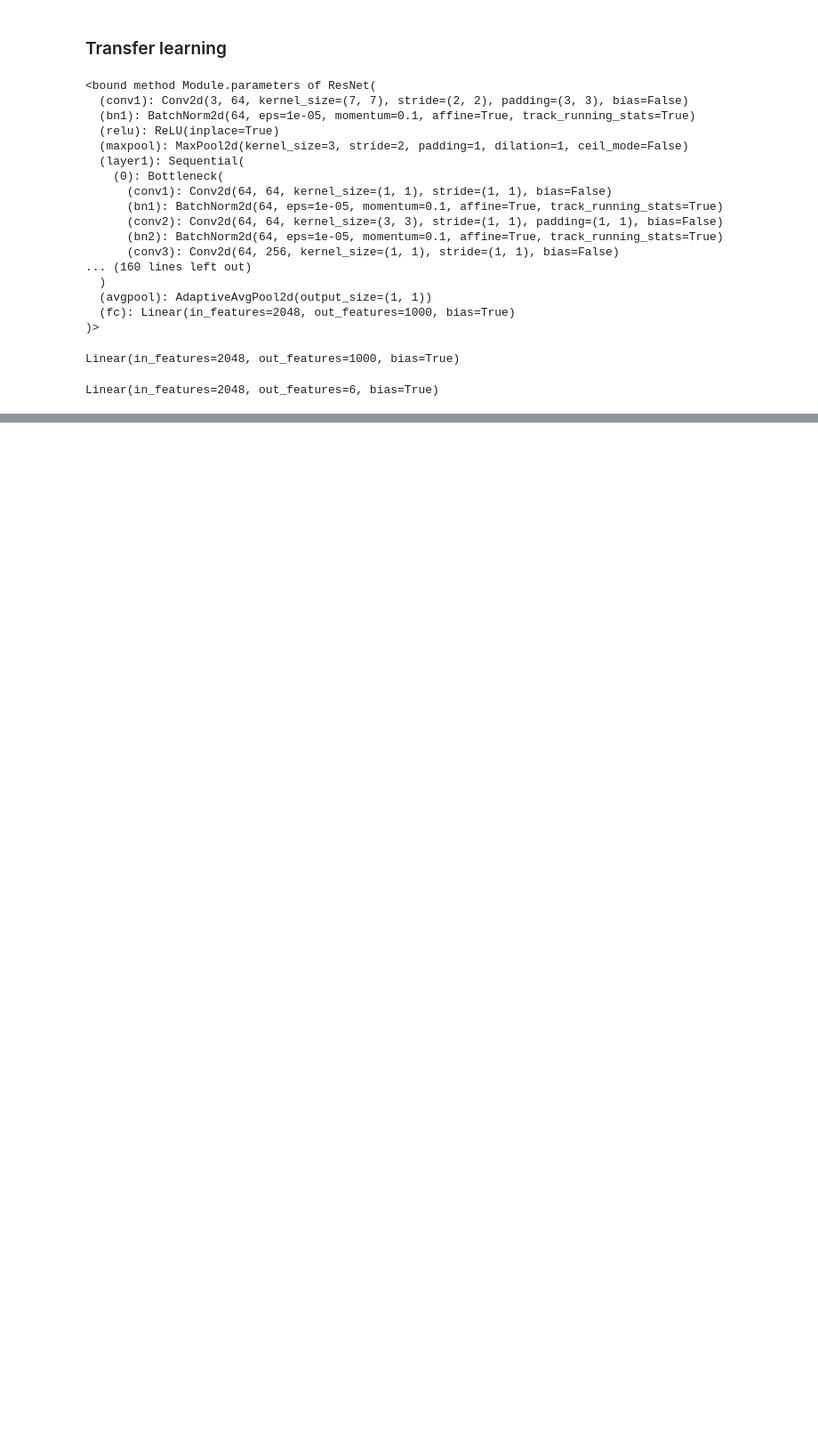
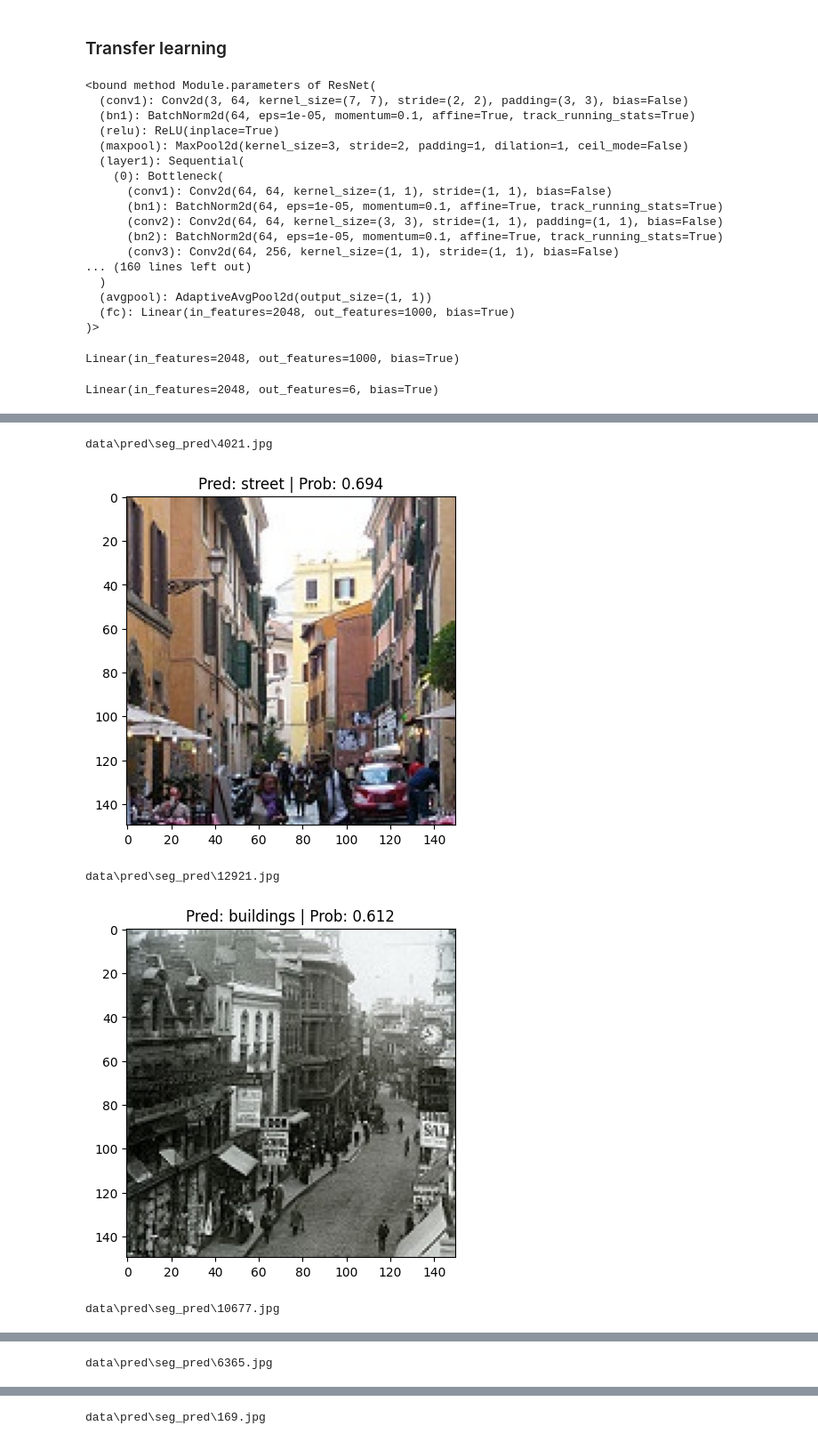
Before and after one commit to almosenja/scene-image-classifier-app, a Jupyter notebook: model_dev.ipynb, the cells around one changed output, grey strips where cells are left out. Shown at 89% size. Drawn from its saved outputs; the diff is of its cells as text; code cells hidden in the pictures; blank space fills up the shorter version.

```diff
--- a/model_dev.ipynb
+++ b/model_dev.ipynb
@@ -256,7 +253,7 @@ class CNNModel(nn.Module):
             nn.Flatten()
         )
         self.fc1 = nn.Sequential(
-            nn.Linear(in_features=3600, # this can be found during test with error
+            nn.Linear(in_features=15376, # this can be found during test with error
                       out_features=hidden_units),
             nn.ReLU()
         )
@@ -607,0 +681,21 @@ plot_loss_curves(resnet50_model_results)
+# %%
+# Baseline model
+random.seed(42)
+
+num_images_to_plot = 5
+pred_image_path_list = list(pred_image_path.glob("*.jpg"))
+pred_image_path_sample = random.sample(population=pred_image_path_list,
+                                       k=num_images_to_plot)
+
+for image_path in pred_image_path_sample:
+    print(image_path)
+    pred_and_plot_image(model=baseline_model,
+                        image_path=image_path,
+                        class_names=class_names,
+                        image_size=(128, 128))
+# %% [output]
+data\pred\seg_pred\4021.jpg
+[figure, added]
+data\pred\seg_pred\12921.jpg
+[figure, added]
+data\pred\seg_pred\10677.jpg
@@ -607,0 +703 @@ plot_loss_curves(resnet50_model_results)
+data\pred\seg_pred\6365.jpg
@@ -607,0 +705 @@ plot_loss_curves(resnet50_model_results)
+data\pred\seg_pred\169.jpg
```
Also changed, not shown: parts of 16 cells of this notebook.
